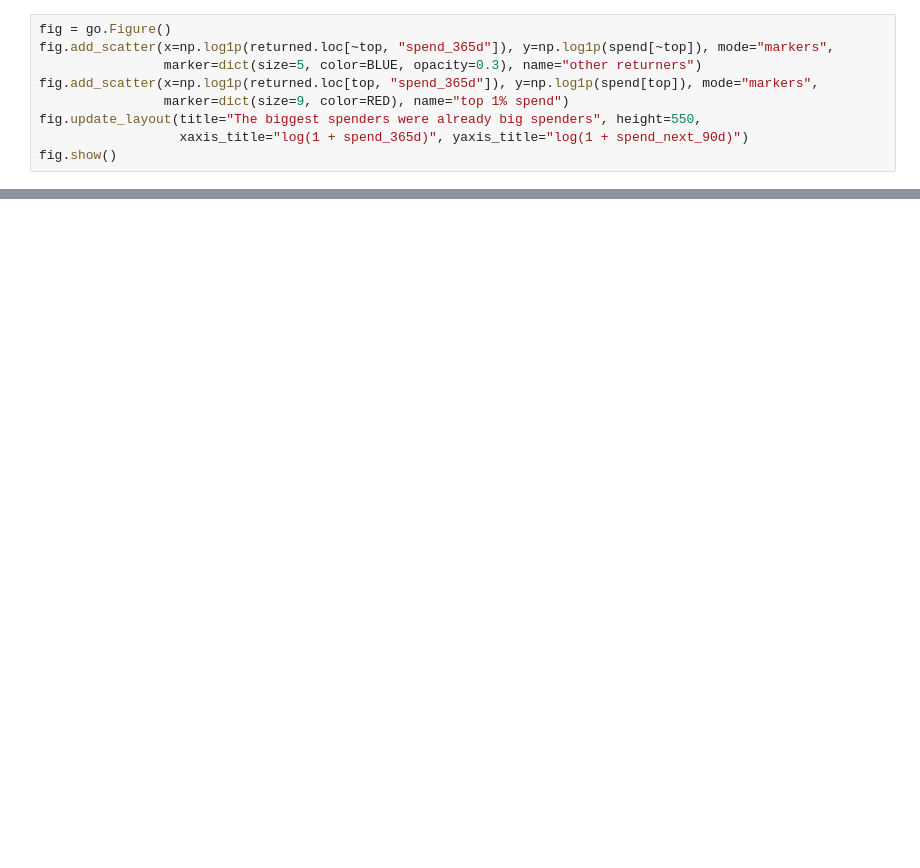
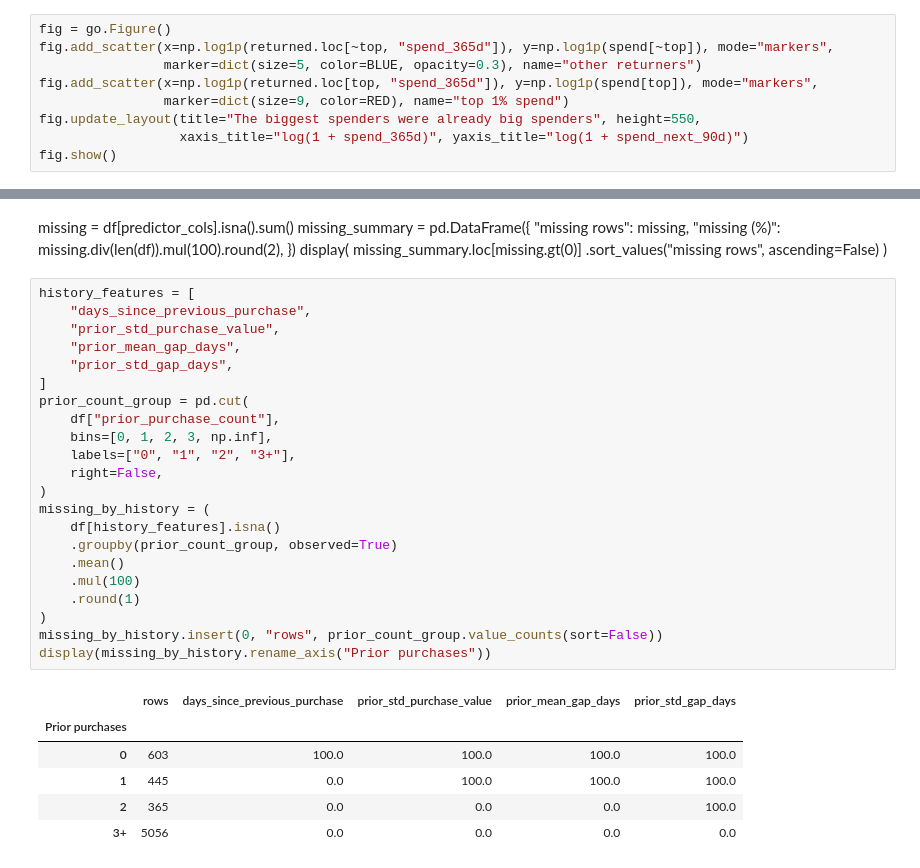
Before and after one commit to L4DR48/ETAI-Group5, a Jupyter notebook: notebooks/04_preprocessing.ipynb, the cells around one changed output, grey strips where cells are left out. Saved outputs shown, nothing was run; the diff lists cells and outputs as text; blank space fills up the shorter version.

```diff
--- a/notebooks/04_preprocessing.ipynb
+++ b/notebooks/04_preprocessing.ipynb
@@ -168,0 +228,39 @@ pd.DataFrame({"skewness": [spend.skew(), np.log1p(spend).skew(), spend.clip(uppe
+# %% [markdown]
+missing = df[predictor_cols].isna().sum()
+missing_summary = pd.DataFrame({
+    "missing rows": missing,
+    "missing (%)": missing.div(len(df)).mul(100).round(2),
+})
+display(
+    missing_summary.loc[missing.gt(0)]
+    .sort_values("missing rows", ascending=False)
+)
+# %%
+history_features = [
+    "days_since_previous_purchase",
+    "prior_std_purchase_value",
+    "prior_mean_gap_days",
+    "prior_std_gap_days",
+]
+prior_count_group = pd.cut(
+    df["prior_purchase_count"],
+    bins=[0, 1, 2, 3, np.inf],
+    labels=["0", "1", "2", "3+"],
+    right=False,
+)
+missing_by_history = (
+    df[history_features].isna()
+    .groupby(prior_count_group, observed=True)
+    .mean()
+    .mul(100)
+    .round(1)
+)
+missing_by_history.insert(0, "rows", prior_count_group.value_counts(sort=False))
+display(missing_by_history.rename_axis("Prior purchases"))
+# %% [output]
+|  | rows | days_since_previous_purchase | prior_std_purchase_value | prior_mean_gap_days | prior_std_gap_days |
+| Prior purchases |  |  |  |  |  |
+| 0 | 603 | 100.0 | 100.0 | 100.0 | 100.0 |
+| 1 | 445 | 0.0 | 100.0 | 100.0 | 100.0 |
+| 2 | 365 | 0.0 | 0.0 | 0.0 | 100.0 |
+| 3+ | 5056 | 0.0 | 0.0 | 0.0 | 0.0 |
```
Also changed, not shown: parts of 10 cells of this notebook, 3 other files.
